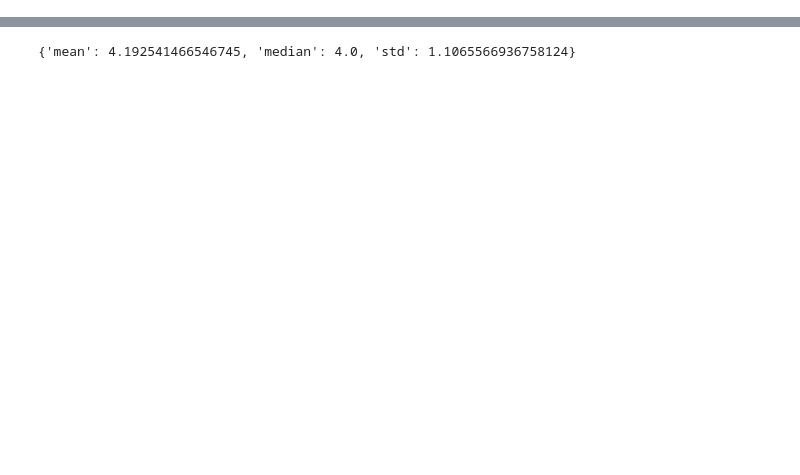
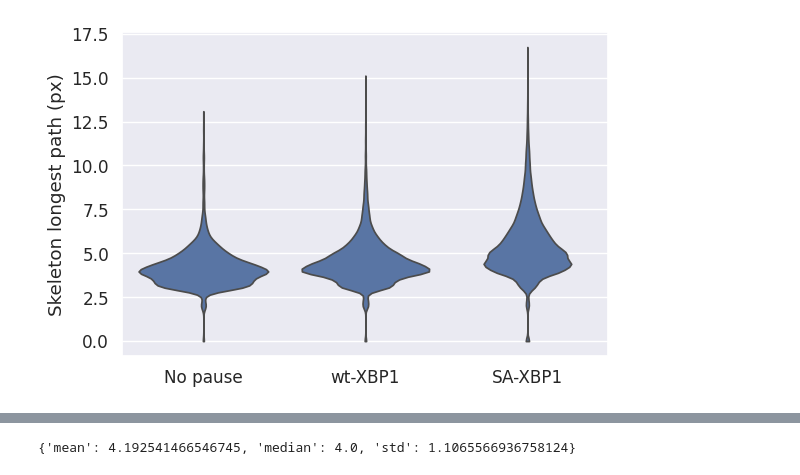
Before and after one commit to timstasevich/croparray, a Jupyter notebook: notebooks/Translation_Stalling_Quantification.ipynb, the cells around one changed output, grey strips where cells are left out. Cells and saved outputs as stored; diff of their text form; code cells hidden in the pictures; blank space fills up the shorter version.

```diff
--- a/notebooks/Translation_Stalling_Quantification.ipynb
+++ b/notebooks/Translation_Stalling_Quantification.ipynb
@@ -48,0 +114,27 @@ ca2.measure.mask_skeleton_length(source="ch0_mask_manual",out_prefix="ch0_mask_m
+# %%
+plt.figure(figsize=(6, 4))
+
+sns.violinplot(
+    data=df_plot,
+    x="Exp",
+    y=metric,
+    inner=None,      # no inner box, cleaner
+    cut=0,           # do not extend beyond data range
+)
+
+# sns.stripplot(
+#     data=df_plot,
+#     x="Exp",
+#     y=metric,
+#     color="black",
+#     alpha=0.3,
+#     size=2,
+#     jitter=0.25,
+# )
+
+plt.ylabel("Skeleton longest path (px)")
+plt.xlabel("")
+plt.tight_layout()
+plt.show()
+# %% [output]
+[figure, added]
```
Also changed, not shown: parts of 18 cells of this notebook.
